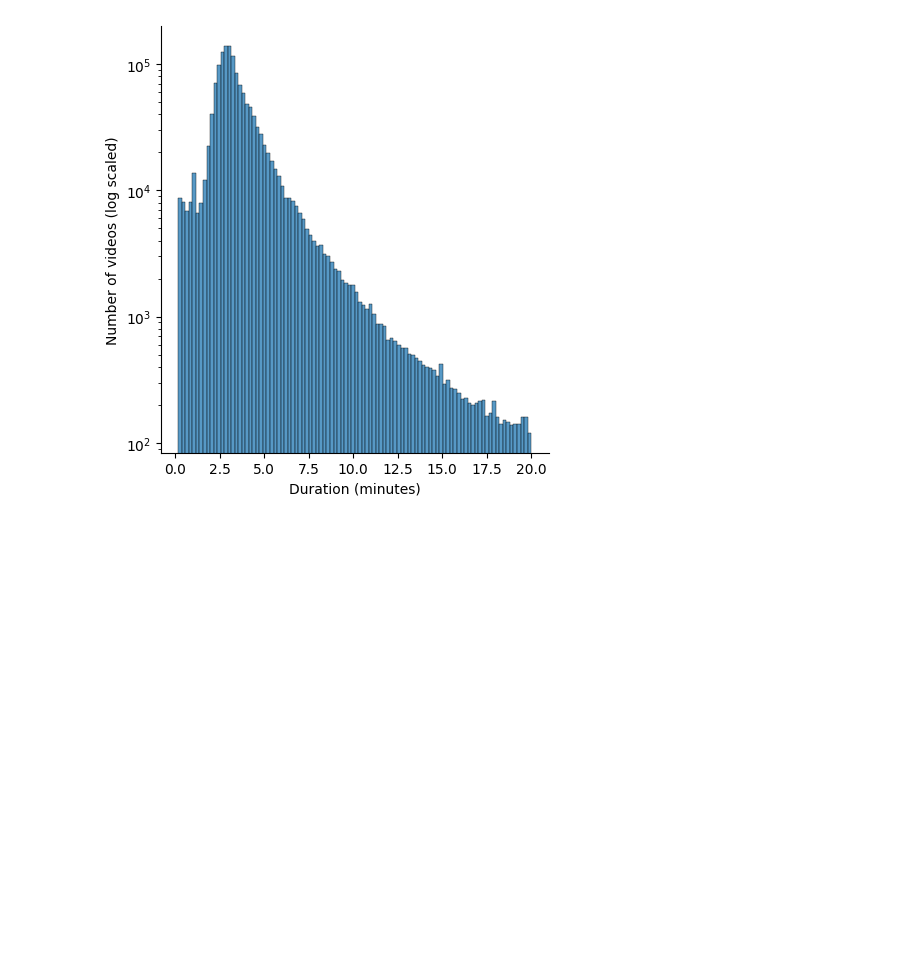
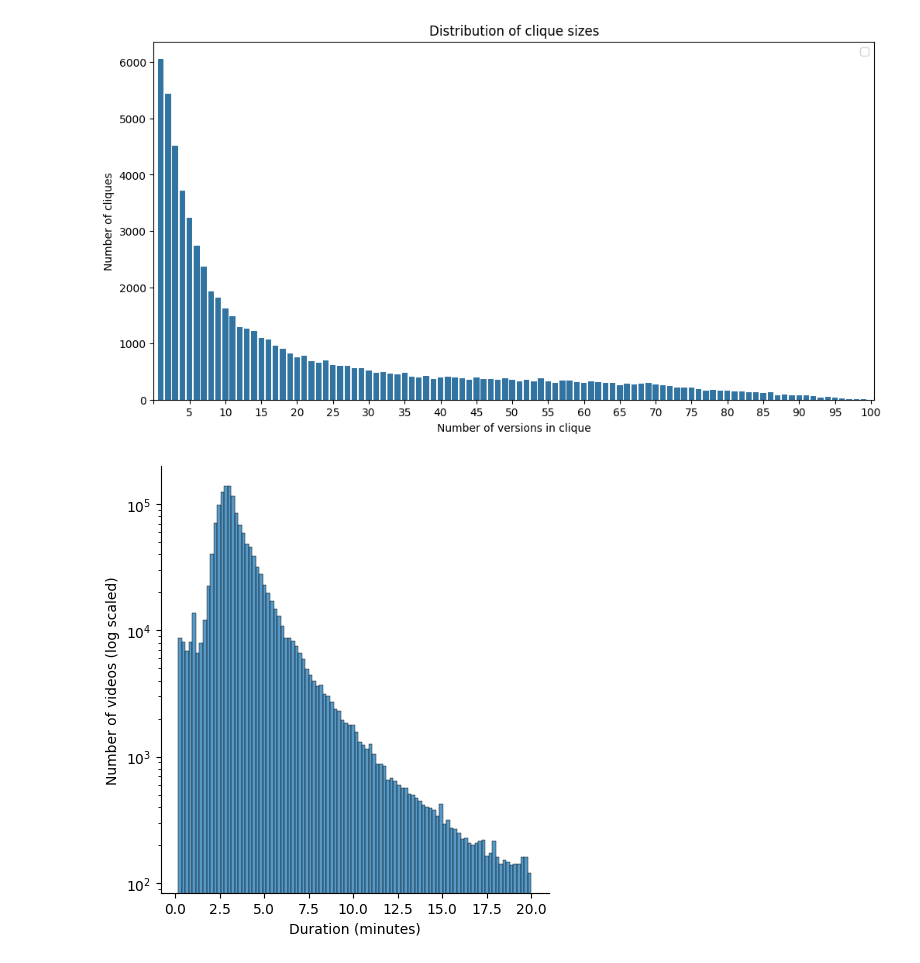
Before and after one commit to progsi/divers_dataset, a Jupyter notebook: content_analysis.ipynb, the cells around one changed output. Drawn from its saved outputs; the diff is of its cells as text; code cells hidden in the pictures; blank space fills up the shorter version.

```diff
--- a/content_analysis.ipynb
+++ b/content_analysis.ipynb
@@ -7,6 +7,27 @@ df = pd.read_csv('data/matched/filtered_types.csv', sep="\t")
 filtered = df.loc[df.match_type == 'both'].drop_duplicates(
     subset="youtube_id"
 )
+# %%
+import pandas as pd
+import seaborn as sns
+import matplotlib.pyplot as plt
+
+clique_sizes = filtered['clique_id'].value_counts()
+size_distribution = clique_sizes.value_counts().sort_index()
+
+plt.figure(figsize=(12, 6))
+sns.barplot(x=size_distribution.index, y=size_distribution.values)
+
+# Reduce x-ticks
+plt.xticks(ticks=range(-1, max(size_distribution.index)+1, 5))
+
+plt.title('Distribution of clique sizes')
+plt.xlabel('Number of versions in clique')
+plt.ylabel('Number of cliques')
+plt.legend()
+plt.show()
+# %% [output]
+[figure, added]
 # %%
 metadata = pd.read_json("data/metadata_filtered.jsonl", lines=True, orient='records')
 metadata = metadata.loc[metadata.id.isin(filtered.youtube_id),:]
```
Also changed, not shown: 2 other files.
